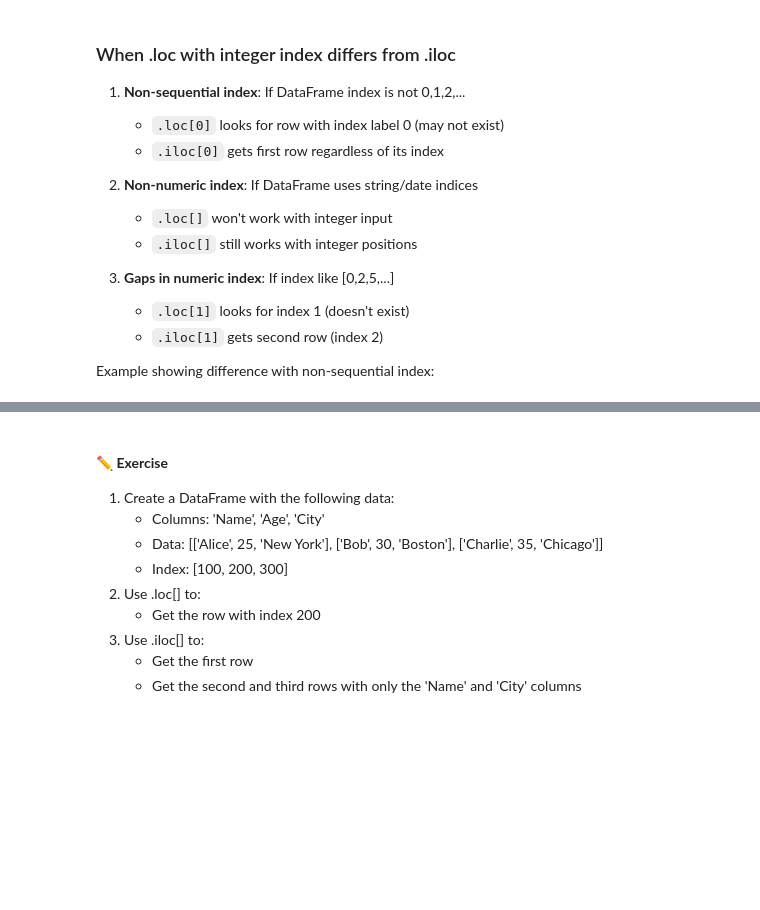
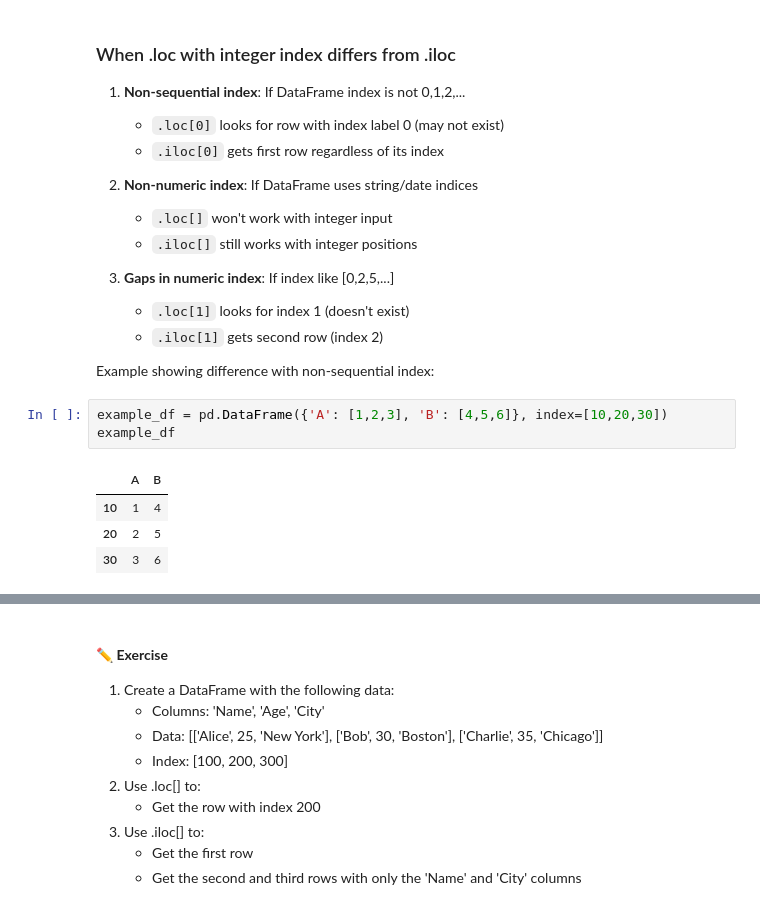
Before and after one commit to uf-bme/BME3053C-Spring-2025, a Jupyter notebook: lessons-solved/05_Advanced_DataFrame_Operations_02_17_2025.ipynb, the cells around one changed output, grey strips where cells are left out. Saved outputs shown, nothing was run; the diff lists cells and outputs as text; blank space fills up the shorter version.

```diff
--- a/lessons-solved/05_Advanced_DataFrame_Operations_02_17_2025.ipynb
+++ b/lessons-solved/05_Advanced_DataFrame_Operations_02_17_2025.ipynb
@@ -95,6 +123,14 @@ print(df.loc[0:2, ['A', 'B']])
    - `.iloc[1]` gets second row (index 2)
 
 Example showing difference with non-sequential index:
+# %%
+example_df = pd.DataFrame({'A': [1,2,3], 'B': [4,5,6]}, index=[10,20,30])
+example_df
+# %% [output]
+|  | A | B |
+| 10 | 1 | 4 |
+| 20 | 2 | 5 |
+| 30 | 3 | 6 |
 # %%
 
 example_df = pd.DataFrame({'A': [1,2,3], 'B': [4,5,6]}, index=[10,20,30])
```
Also changed, not shown: parts of 18 cells of this notebook.
